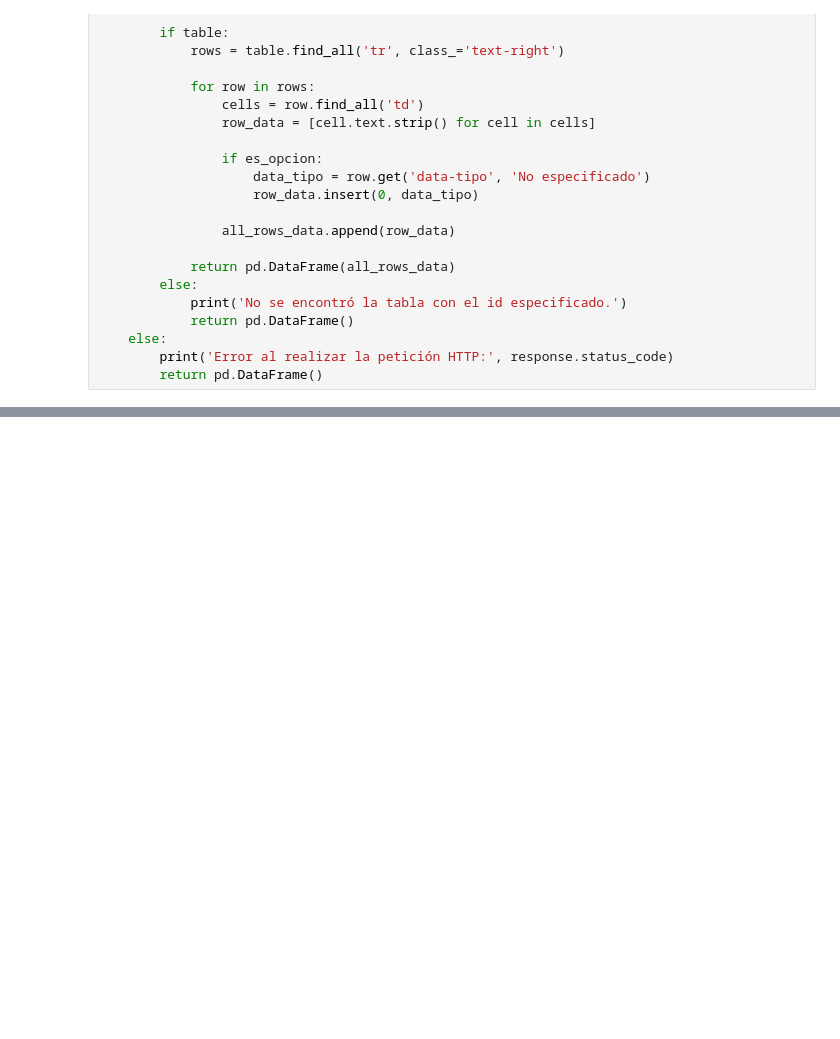
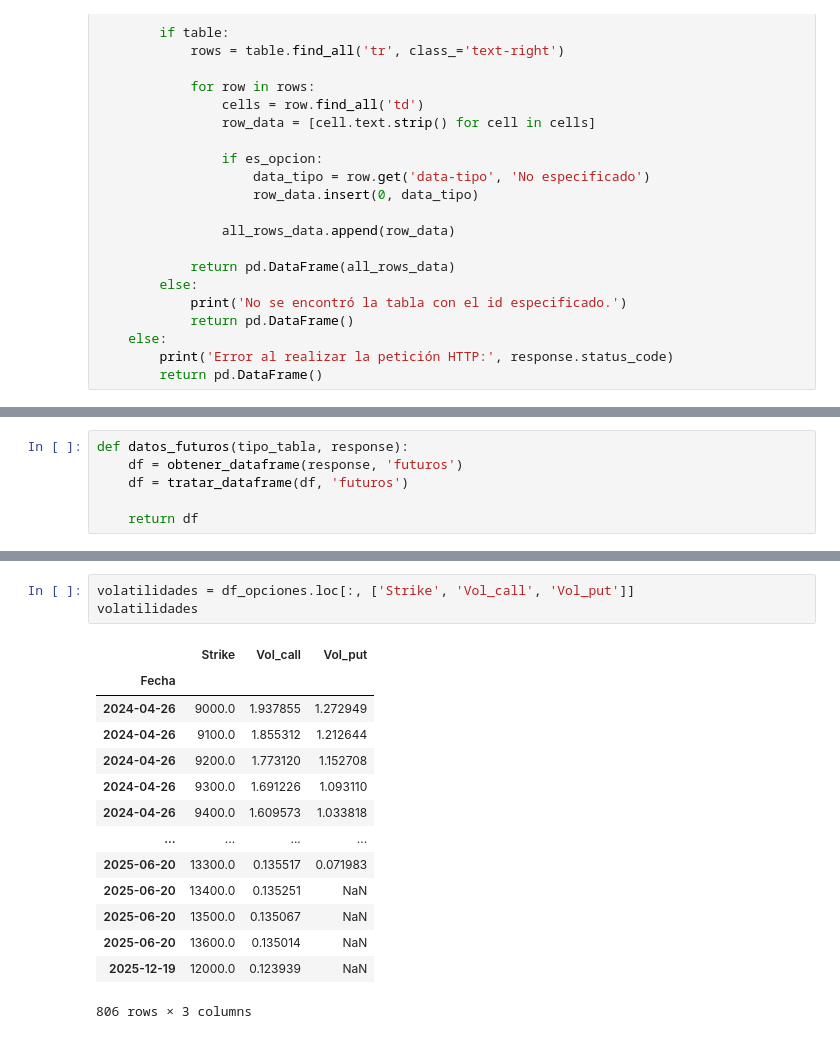
Before and after one commit to aperezcoscu/Practica-3, a Jupyter notebook: Practica.ipynb, the cells around one changed output, grey strips where cells are left out. Cells and saved outputs as stored; diff of their text form; blank space fills up the shorter version.

```diff
--- a/Practica.ipynb
+++ b/Practica.ipynb
@@ -392,0 +175,6 @@ plt.plot(filtered_data['Strike'], filtered_data['Volatilidad Implícita'])
+# %%
+def datos_futuros(tipo_tabla, response):
+    df = obtener_dataframe(response, 'futuros')
+    df = tratar_dataframe(df, 'futuros')
+
+    return df
@@ -392,0 +236,18 @@ plt.plot(filtered_data['Strike'], filtered_data['Volatilidad Implícita'])
+# %%
+volatilidades = df_opciones.loc[:, ['Strike', 'Vol_call', 'Vol_put']]
+volatilidades
+# %% [output]
+|  | Strike | Vol_call | Vol_put |
+| Fecha |  |  |  |
+| 2024-04-26 | 9000.0 | 1.937855 | 1.272949 |
+| 2024-04-26 | 9100.0 | 1.855312 | 1.212644 |
+| 2024-04-26 | 9200.0 | 1.773120 | 1.152708 |
+| 2024-04-26 | 9300.0 | 1.691226 | 1.093110 |
+| 2024-04-26 | 9400.0 | 1.609573 | 1.033818 |
+| ... | ... | ... | ... |
+| 2025-06-20 | 13300.0 | 0.135517 | 0.071983 |
+| 2025-06-20 | 13400.0 | 0.135251 | NaN |
+| 2025-06-20 | 13500.0 | 0.135067 | NaN |
+| 2025-06-20 | 13600.0 | 0.135014 | NaN |
+| 2025-12-19 | 12000.0 | 0.123939 | NaN |
+806 rows × 3 columns
```
Also changed, not shown: parts of 40 cells of this notebook.
